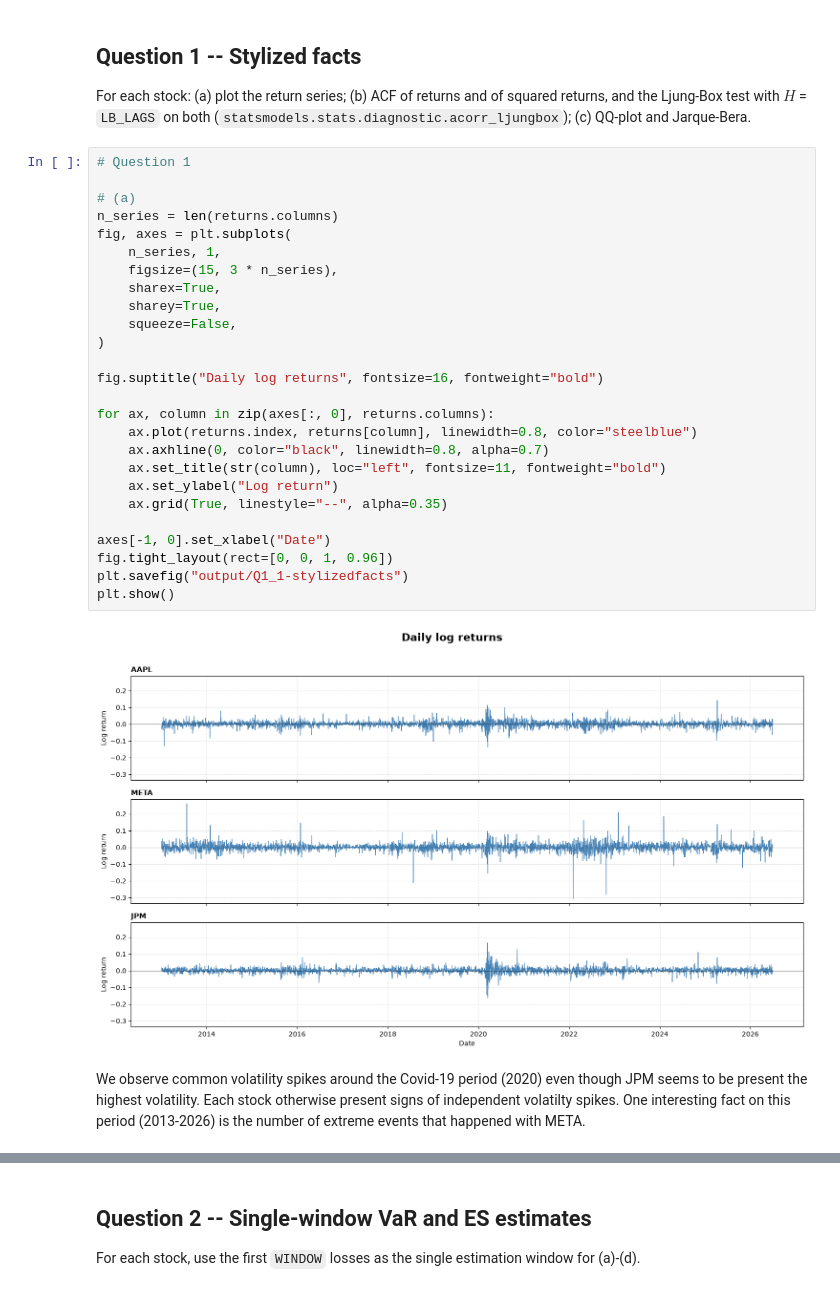
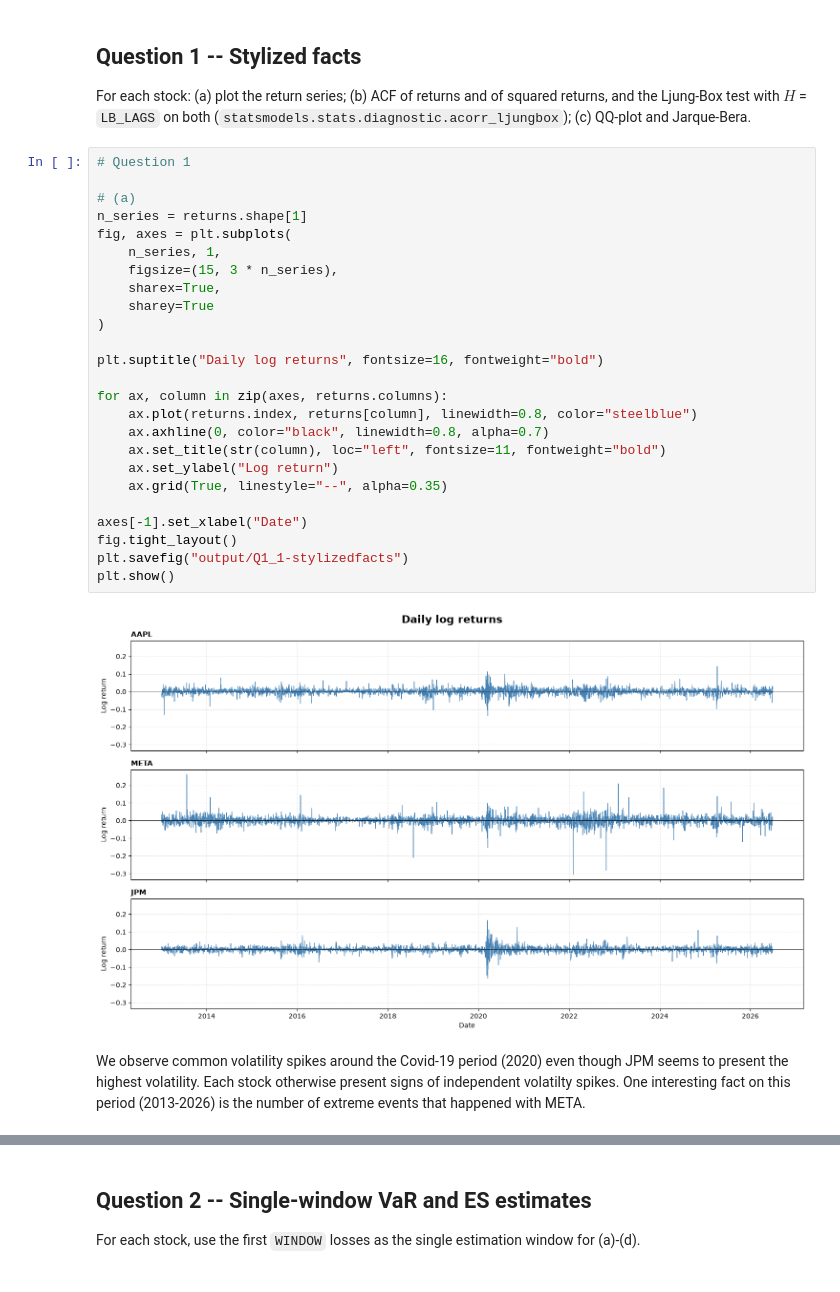
Before and after one commit to RomainFast121/quant-risk-project, a Jupyter notebook: Project_template.ipynb, the cells around one changed output, grey strips where cells are left out. Cells and saved outputs as stored; diff of their text form.

```diff
--- a/Project_template.ipynb
+++ b/Project_template.ipynb
@@ -83,33 +83,32 @@ Ljung-Box test with $H$ = `LB_LAGS` on both (`statsmodels.stats.diagnostic.acorr
 # %%
 # Question 1
 
 # (a)
-n_series = len(returns.columns)
+n_series = returns.shape[1]
 fig, axes = plt.subplots(
     n_series, 1,
     figsize=(15, 3 * n_series),
     sharex=True,
-    sharey=True,
-    squeeze=False,
+    sharey=True
 )
 
-fig.suptitle("Daily log returns", fontsize=16, fontweight="bold")
+plt.suptitle("Daily log returns", fontsize=16, fontweight="bold")
 
-for ax, column in zip(axes[:, 0], returns.columns):
+for ax, column in zip(axes, returns.columns):
     ax.plot(returns.index, returns[column], linewidth=0.8, color="steelblue")
     ax.axhline(0, color="black", linewidth=0.8, alpha=0.7)
     ax.set_title(str(column), loc="left", fontsize=11, fontweight="bold")
     ax.set_ylabel("Log return")
     ax.grid(True, linestyle="--", alpha=0.35)
 
-axes[-1, 0].set_xlabel("Date")
-fig.tight_layout(rect=[0, 0, 1, 0.96])
+axes[-1].set_xlabel("Date")
+fig.tight_layout()
 plt.savefig("output/Q1_1-stylizedfacts")
 plt.show()
 # %% [output]
-[figure, old version]
+[figure, new version]
 # %% [markdown]
-We observe common volatility spikes around the Covid-19 period (2020) even though JPM seems to be present the highest volatility.
+We observe common volatility spikes around the Covid-19 period (2020) even though JPM seems to present the highest volatility.
 Each stock otherwise present signs of independent volatilty spikes. One interesting fact on this period (2013-2026) is the number of extreme events that happened with META.
 # %%
 # (b)
```
Also changed, not shown: parts of 6 cells of this notebook, 2 other files.
